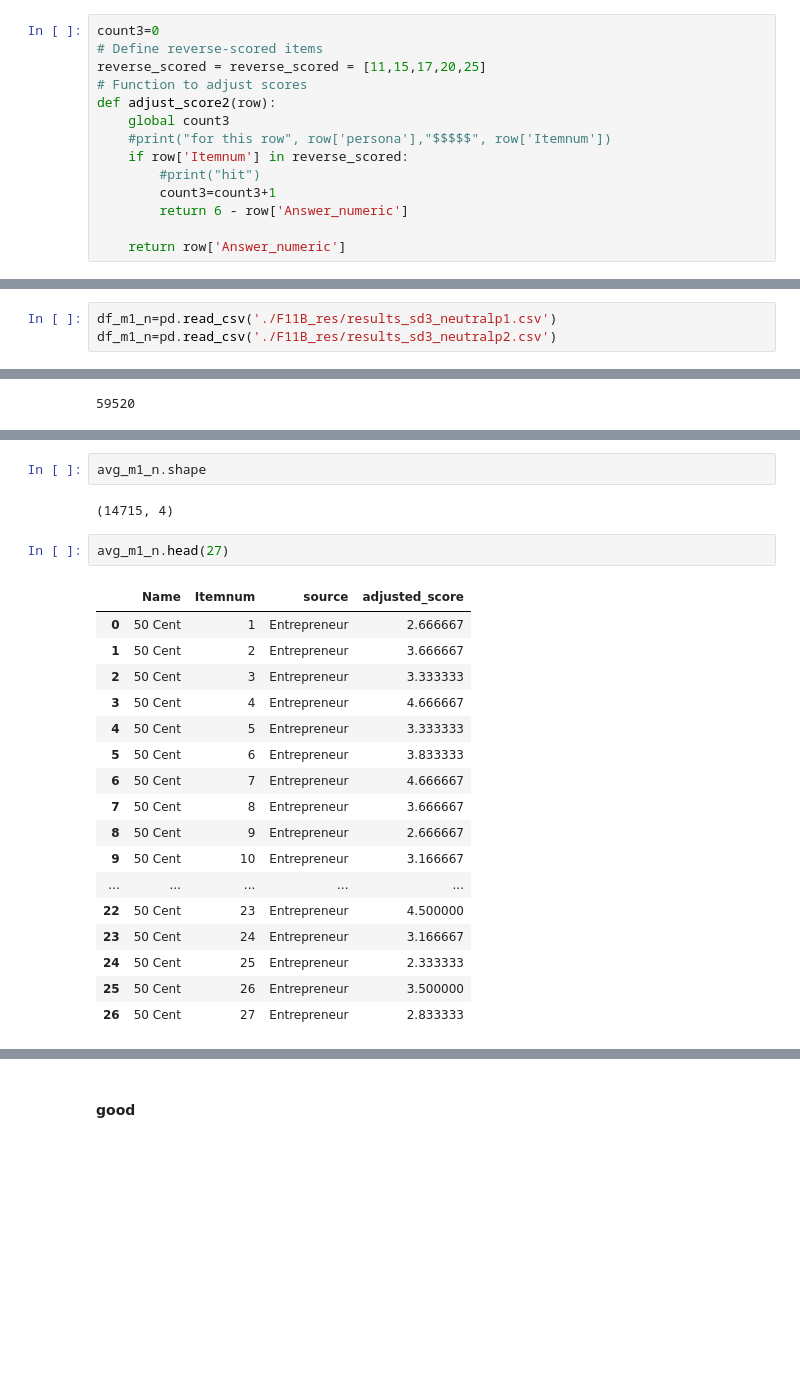
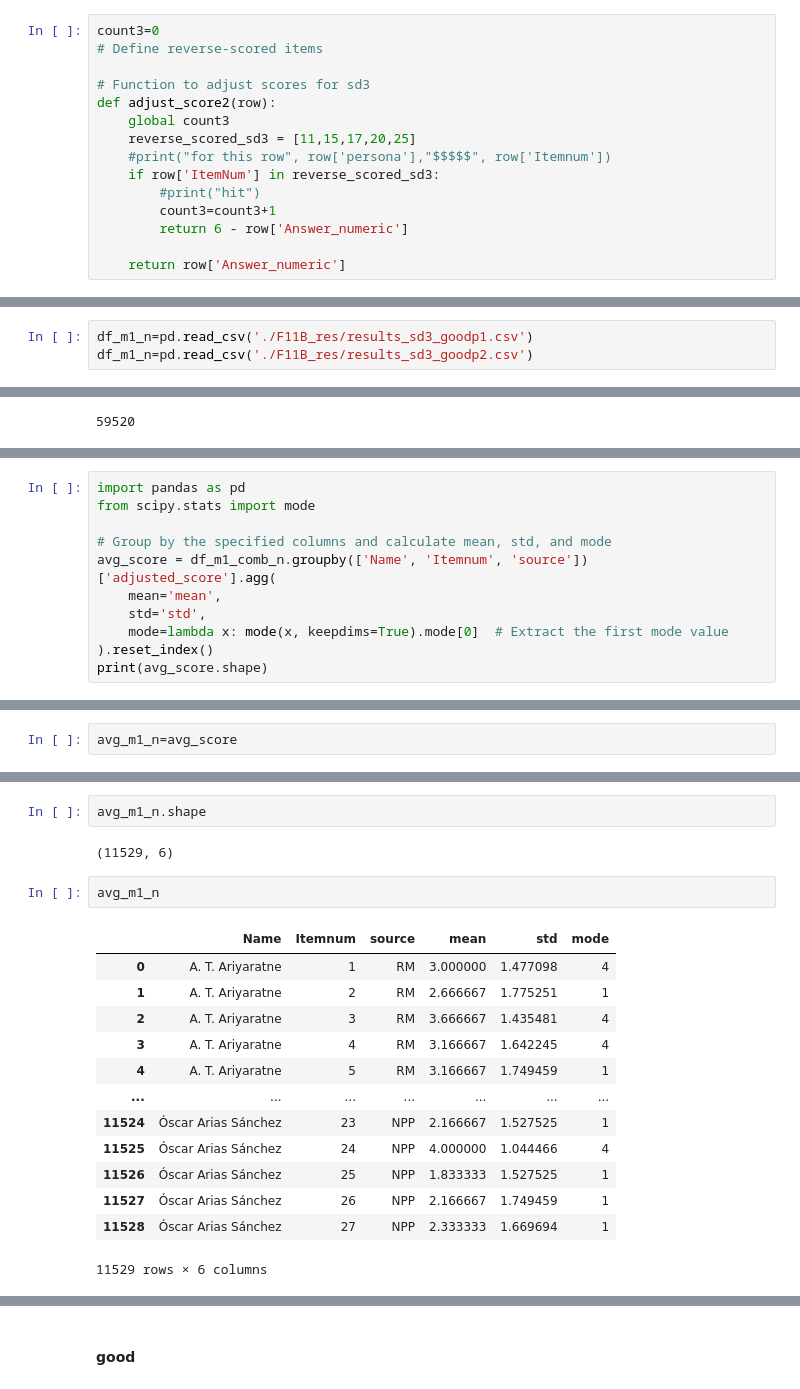
Before and after one commit to SnehaR26/psychollm, a Jupyter notebook: score_calc.ipynb, the cells around one changed output, grey strips where cells are left out. Saved outputs shown, nothing was run; the diff lists cells and outputs as text; blank space fills up the shorter version.

Commit message:
added mode value calc

```diff
--- a/score_calc.ipynb
+++ b/score_calc.ipynb
@@ -161,12 +163,13 @@ def adjust_10bfi_score(row):
 # %%
 count3=0
 # Define reverse-scored items
-reverse_scored = reverse_scored = [11,15,17,20,25]
-# Function to adjust scores
+
+# Function to adjust scores for sd3
 def adjust_score2(row):
     global count3
+    reverse_scored_sd3 = [11,15,17,20,25]
     #print("for this row", row['persona'],"$$$$$", row['Itemnum'])
-    if row['Itemnum'] in reverse_scored:
+    if row['ItemNum'] in reverse_scored_sd3:
         #print("hit")
         count3=count3+1
         return 6 - row['Answer_numeric']
@@ -339,8 +384,8 @@ result_m1_sd3_b.to_csv('./test_scores/SD3/result_f11b_sd3_b.csv')
 # %% [markdown]
 ##### neutral
 # %%
-df_m1_n=pd.read_csv('./F11B_res/results_sd3_neutralp1.csv')
-df_m1_n=pd.read_csv('./F11B_res/results_sd3_neutralp2.csv')
+df_m1_n=pd.read_csv('./F11B_res/results_sd3_goodp1.csv')
+df_m1_n=pd.read_csv('./F11B_res/results_sd3_goodp2.csv')
 # %%
 df_m1_listb=[df_m1_n,df_m1_n]
 df_m1_comb_n = pd.concat(df_m1_listb, ignore_index=True)
@@ -406,0 +467,11 @@ avg_m1_n= df_m1_comb_n.groupby(['Name', 'Itemnum','source'])['adjusted_score'].m
+# %%
+import pandas as pd
+from scipy.stats import mode
+
+# Group by the specified columns and calculate mean, std, and mode
+avg_score = df_m1_comb_n.groupby(['Name', 'Itemnum', 'source'])['adjusted_score'].agg(
+    mean='mean',
+    std='std',
+    mode=lambda x: mode(x, keepdims=True).mode[0]  # Extract the first mode value
+).reset_index()
+print(avg_score.shape)
@@ -406,0 +480,2 @@ avg_m1_n= df_m1_comb_n.groupby(['Name', 'Itemnum','source'])['adjusted_score'].m
+# %%
+avg_m1_n=avg_score
@@ -407,25 +486,21 @@ avg_m1_n= df_m1_comb_n.groupby(['Name', 'Itemnum','source'])['adjusted_score'].m
 # %%
 avg_m1_n.shape
 # %% [output]
-(14715, 4)
+(11529, 6)
 # %%
-avg_m1_n.head(27)
+avg_m1_n
 # %% [output]
-|  | Name | Itemnum | source | adjusted_score |
-| 0 | 50 Cent | 1 | Entrepreneur | 2.666667 |
-| 1 | 50 Cent | 2 | Entrepreneur | 3.666667 |
-| 2 | 50 Cent | 3 | Entrepreneur | 3.333333 |
-| 3 | 50 Cent | 4 | Entrepreneur | 4.666667 |
-| 4 | 50 Cent | 5 | Entrepreneur | 3.333333 |
-| 5 | 50 Cent | 6 | Entrepreneur | 3.833333 |
-| 6 | 50 Cent | 7 | Entrepreneur | 4.666667 |
-| 7 | 50 Cent | 8 | Entrepreneur | 3.666667 |
-| 8 | 50 Cent | 9 | Entrepreneur | 2.666667 |
-| 9 | 50 Cent | 10 | Entrepreneur | 3.166667 |
-| ... | ... | ... | ... | ... |
-| 22 | 50 Cent | 23 | Entrepreneur | 4.500000 |
-| 23 | 50 Cent | 24 | Entrepreneur | 3.166667 |
-| 24 | 50 Cent | 25 | Entrepreneur | 2.333333 |
-| 25 | 50 Cent | 26 | Entrepreneur | 3.500000 |
-| 26 | 50 Cent | 27 | Entrepreneur | 2.833333 |
+|  | Name | Itemnum | source | mean | std | mode |
+| 0 | A. T. Ariyaratne | 1 | RM | 3.000000 | 1.477098 | 4 |
+| 1 | A. T. Ariyaratne | 2 | RM | 2.666667 | 1.775251 | 1 |
+| 2 | A. T. Ariyaratne | 3 | RM | 3.666667 | 1.435481 | 4 |
+| 3 | A. T. Ariyaratne | 4 | RM | 3.166667 | 1.642245 | 4 |
+| 4 | A. T. Ariyaratne | 5 | RM | 3.166667 | 1.749459 | 1 |
+| ... | ... | ... | ... | ... | ... | ... |
+| 11524 | Óscar Arias Sánchez | 23 | NPP | 2.166667 | 1.527525 | 1 |
+| 11525 | Óscar Arias Sánchez | 24 | NPP | 4.000000 | 1.044466 | 4 |
+| 11526 | Óscar Arias Sánchez | 25 | NPP | 1.833333 | 1.527525 | 1 |
+| 11527 | Óscar Arias Sánchez | 26 | NPP | 2.166667 | 1.749459 | 1 |
+| 11528 | Óscar Arias Sánchez | 27 | NPP | 2.333333 | 1.669694 | 1 |
+11529 rows × 6 columns
 # %%
```
Also changed, not shown: parts of 105 cells of this notebook, 37 other files.
